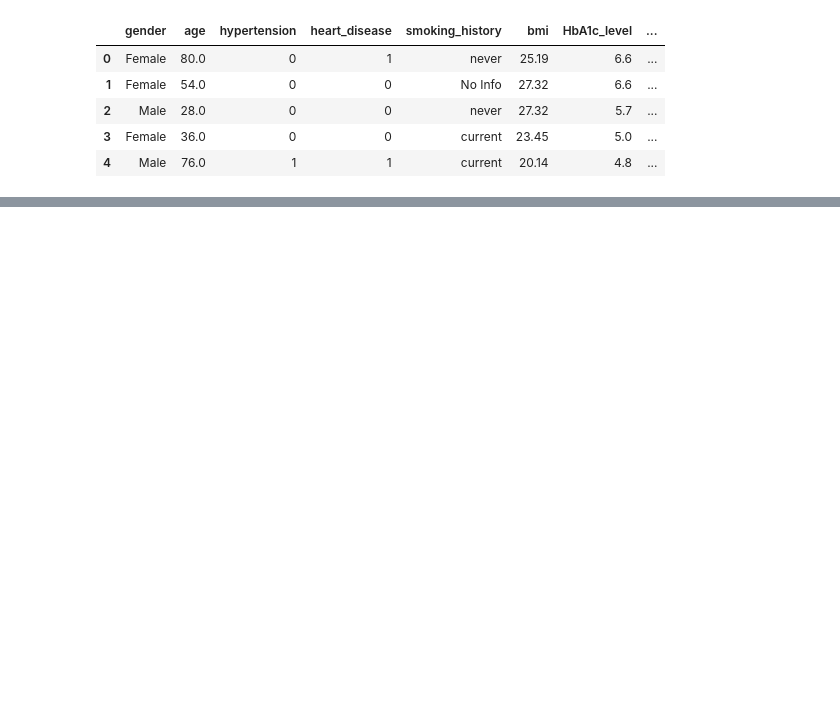
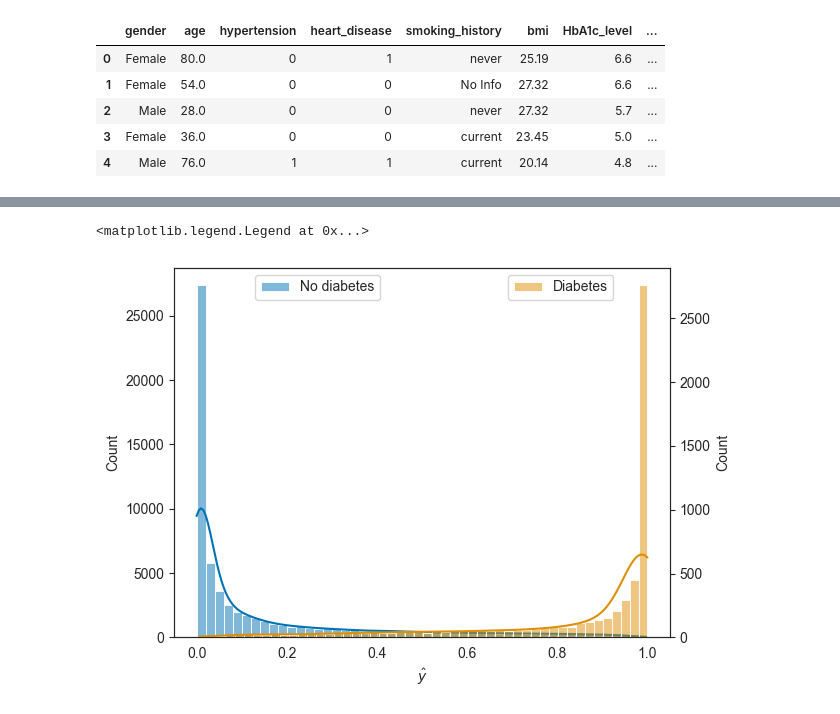
Before and after one commit to tmi-lab/AMORE, a Jupyter notebook: code/notebooks/analyse_results-pattern-diabetes.ipynb, the cells around one changed output, grey strips where cells are left out. Cells and saved outputs as stored; diff of their text form; code cells hidden in the pictures; blank space fills up the shorter version.

```diff
--- a/code/notebooks/analyse_results-pattern-diabetes.ipynb
+++ b/code/notebooks/analyse_results-pattern-diabetes.ipynb
@@ -145,0 +151,2 @@ X_train,X_test,y_train,y_test = train_test_split(df.drop('diabetes',axis=1),df['
+# %%
+X_train,min_max = min_max_multicols(X_train,col_names=['age','bmi','HbA1c_level','blood_glucose_level'])
@@ -403,0 +290,15 @@ rule_dict_lower_z p(z<=thd_l)
+# %%
+pred_y = log_reg.predict_proba(X_train)[:,1]
+
+sns.set_style("white")
+cmap = sns.color_palette("colorblind")
+fig, ax1 = plt.subplots()
+sns.histplot(pred_y[y_train==0],kde=True,ax=ax1,bins=50,color=cmap[0],label="No diabetes")
+ax2 = ax1.twinx()
+sns.histplot(pred_y[y_train==1],kde=True,ax=ax2,bins=50,color=cmap[1],label="Diabetes")
+ax1.set_xlabel(r"$\hat{y}$")
+ax1.legend(loc='upper left', bbox_to_anchor=(0.15, 1.))
+ax2.legend(loc='upper right', bbox_to_anchor=(0.9, 1.))
+# %% [output]
+<matplotlib.legend.Legend at 0x...>
+[figure, added]
```
Also changed, not shown: parts of 71 cells of this notebook, 5 other files.
